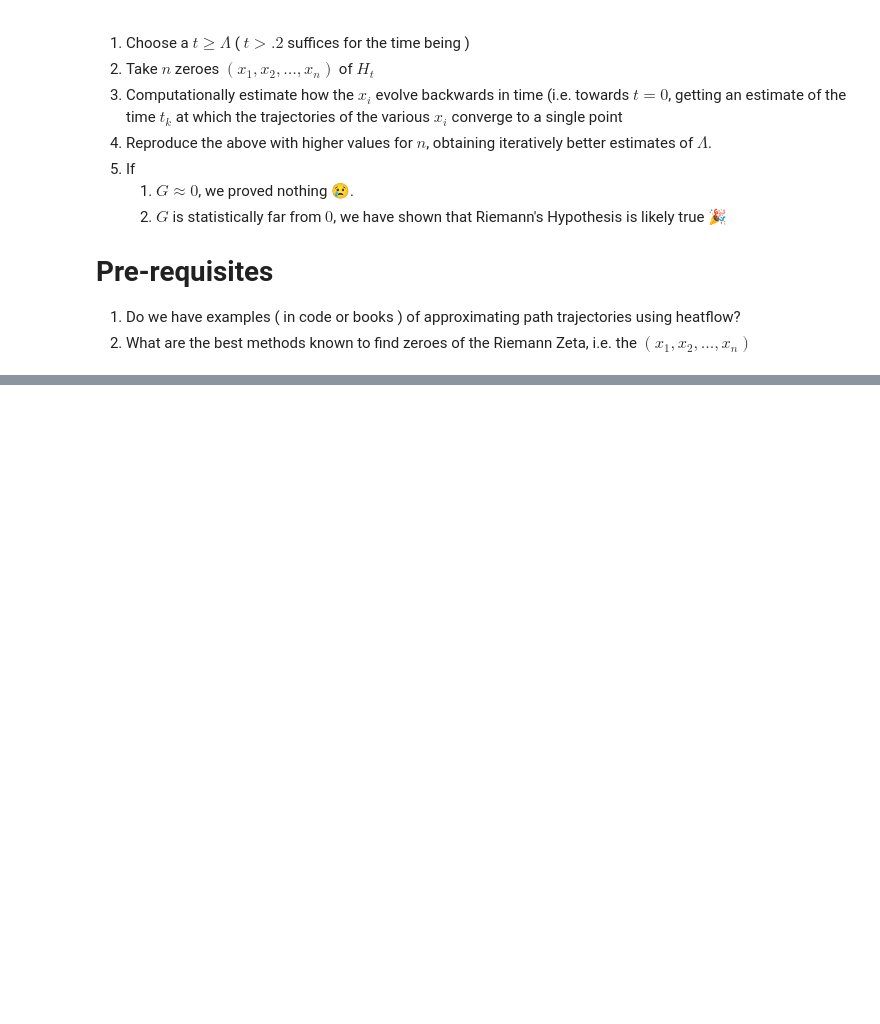
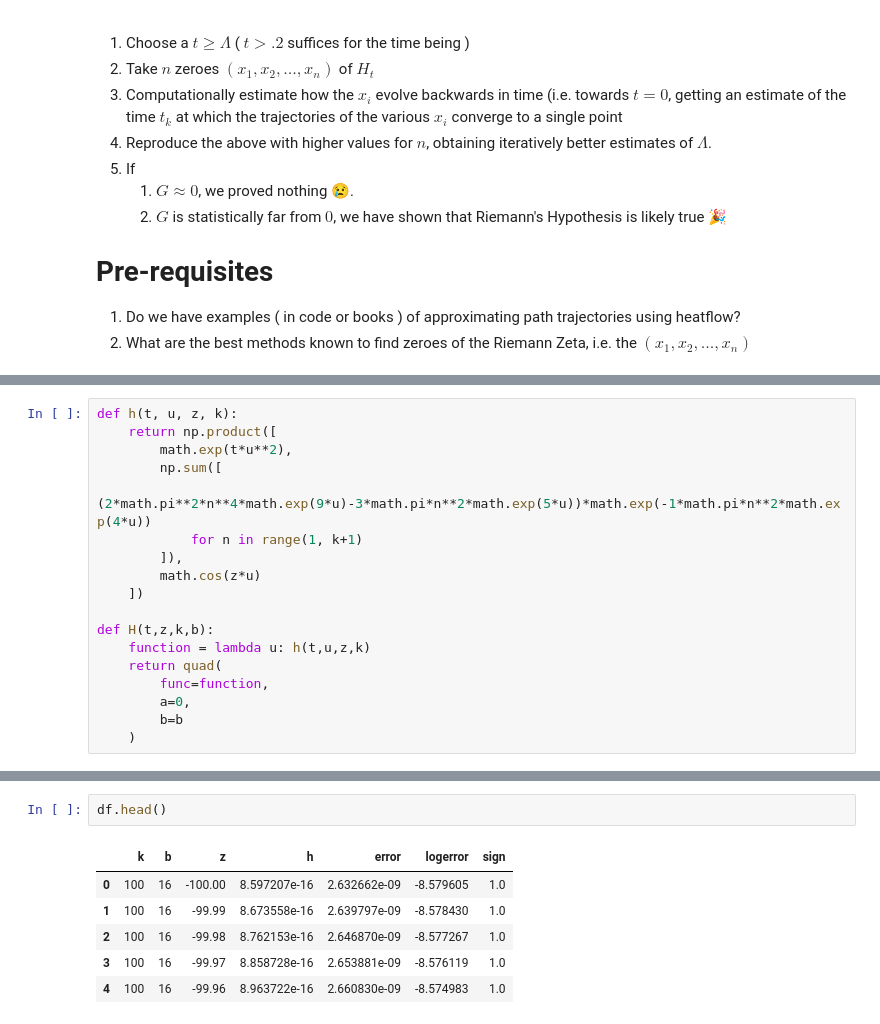
Before and after one commit to migueltorrescosta/notebooks, a Jupyter notebook: Quantum/Riemann.ipynb, the cells around one changed output, grey strips where cells are left out. Saved outputs shown, nothing was run; the diff lists cells and outputs as text; blank space fills up the shorter version.

```diff
--- a/Quantum/Riemann.ipynb
+++ b/Quantum/Riemann.ipynb
@@ -27,0 +46,18 @@ We want to find bounds on $Λ$, following an approach similar to the polymath pr
+# %%
+def h(t, u, z, k):
+    return np.product([
+        math.exp(t*u**2),
+        np.sum([
+            (2*math.pi**2*n**4*math.exp(9*u)-3*math.pi*n**2*math.exp(5*u))*math.exp(-1*math.pi*n**2*math.exp(4*u))
+            for n in range(1, k+1)
+        ]),
+        math.cos(z*u)
+    ])
+
+def H(t,z,k,b):
+    function = lambda u: h(t,u,z,k)
+    return quad(
+        func=function,
+        a=0,
+        b=b
+    )
@@ -27,0 +87,9 @@ We want to find bounds on $Λ$, following an approach similar to the polymath pr
+# %%
+df.head()
+# %% [output]
+|  | k | b | z | h | error | logerror | sign |
+| 0 | 100 | 16 | -100.00 | 8.597207e-16 | 2.632662e-09 | -8.579605 | 1.0 |
+| 1 | 100 | 16 | -99.99 | 8.673558e-16 | 2.639797e-09 | -8.578430 | 1.0 |
+| 2 | 100 | 16 | -99.98 | 8.762153e-16 | 2.646870e-09 | -8.577267 | 1.0 |
+| 3 | 100 | 16 | -99.97 | 8.858728e-16 | 2.653881e-09 | -8.576119 | 1.0 |
+| 4 | 100 | 16 | -99.96 | 8.963722e-16 | 2.660830e-09 | -8.574983 | 1.0 |
```
Also changed, not shown: parts of 9 cells of this notebook.
